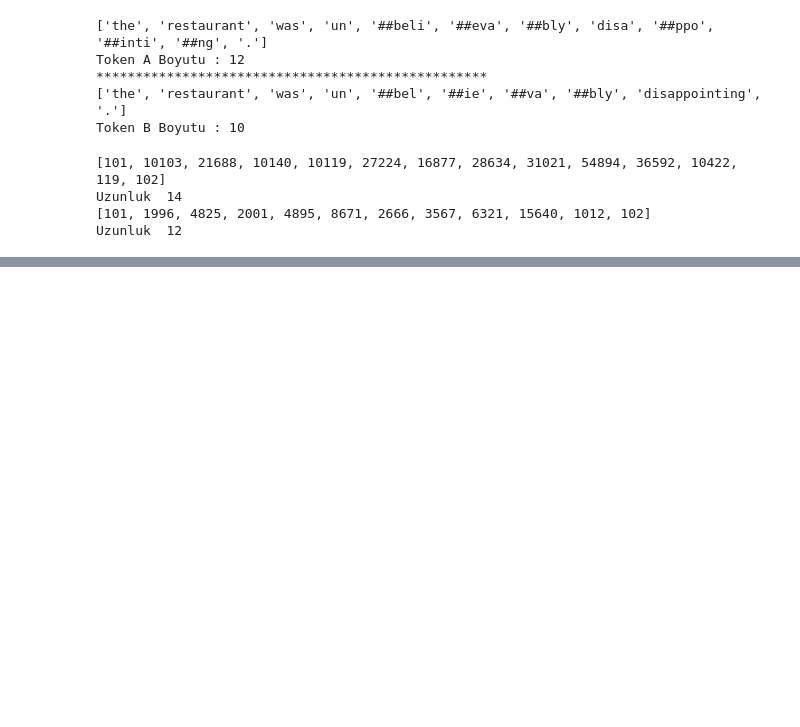
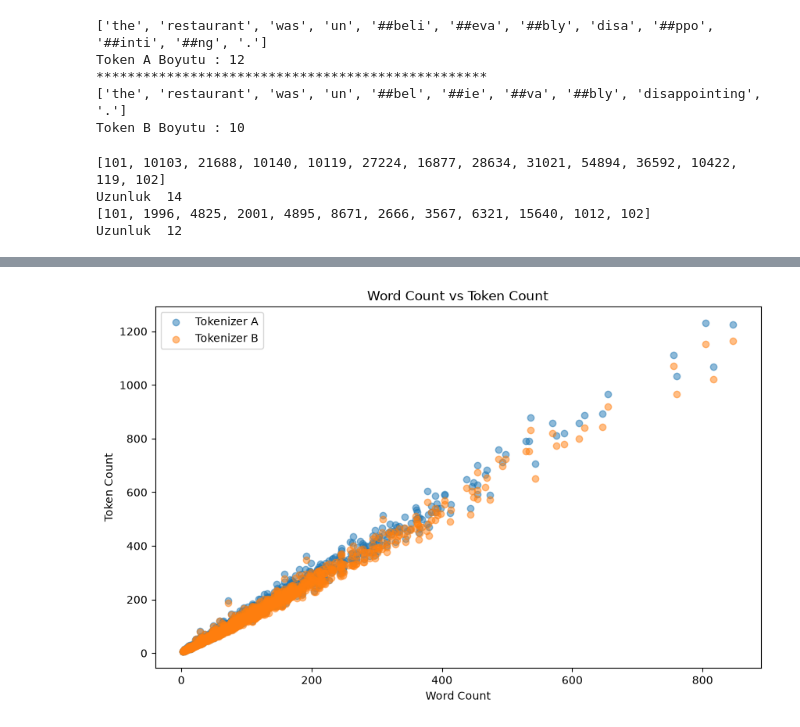
Before and after one commit to alpaypasali/Ai_Engineer_Part, a Jupyter notebook: Hafta-5/ReviewLens/notebooks/03_tokenizer_comparison.ipynb, the cells around one changed output, grey strips where cells are left out. Drawn from its saved outputs; the diff is of its cells as text; code cells hidden in the pictures; blank space fills up the shorter version.

```diff
--- a/Hafta-5/ReviewLens/notebooks/03_tokenizer_comparison.ipynb
+++ b/Hafta-5/ReviewLens/notebooks/03_tokenizer_comparison.ipynb
@@ -79,0 +130,11 @@ Uzunluk  12
+# %%
+plt.figure(figsize=(10, 6))
+plt.scatter(data=df , x="word_count" ,y="tokens_a" , alpha=0.5, label="Tokenizer A")
+plt.scatter(data=df , x="word_count" ,y="tokens_b" , alpha=0.5, label="Tokenizer B")
+plt.xlabel("Word Count")
+plt.ylabel("Token Count")
+plt.title("Word Count vs Token Count")
+plt.legend()
+plt.show()
+# %% [output]
+[figure, added]
```
Also changed, not shown: parts of 9 cells of this notebook, 1 other file.
